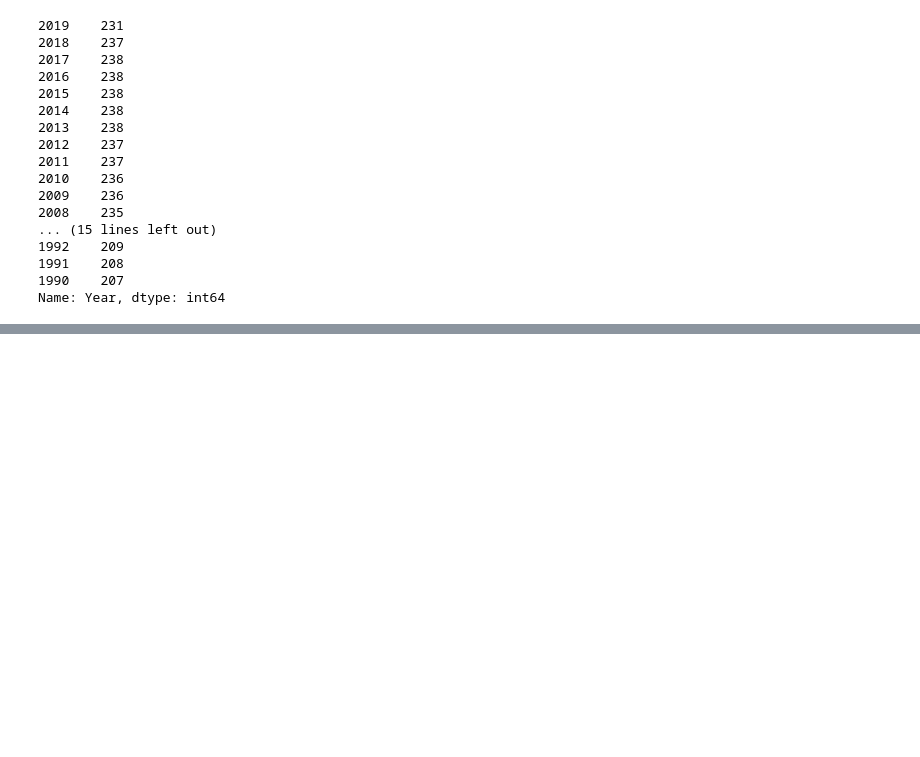
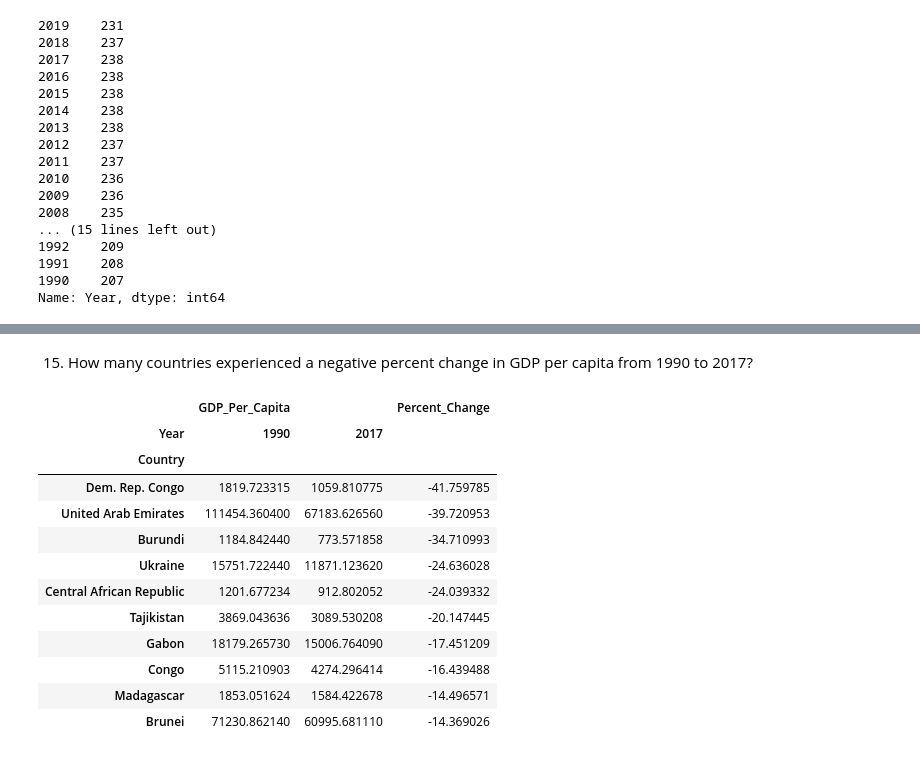
Before and after one commit to nss-data-science-cohort-6/un_data_question-smitamisra, a Jupyter notebook: notebooks/UN_Data_Exploration.ipynb, the cells around one changed output, grey strips where cells are left out. Saved outputs shown, nothing was run; the diff lists cells and outputs as text; code cells hidden in the pictures; blank space fills up the shorter version.

```diff
--- a/notebooks/UN_Data_Exploration.ipynb
+++ b/notebooks/UN_Data_Exploration.ipynb
@@ -406,0 +413,4 @@ gdp_2014.sort_values('GDP_Per_Capita', ascending=False).head(5)
+# %%
+gdp_1990_2017= gdp_df_for_analysis.loc[gdp_df_for_analysis['Year'] .isin ([1990, 2017])]
+gdp_1990_2017.shape
+gdp_1990_2017.head()
@@ -406,0 +424,5 @@ gdp_2014.sort_values('GDP_Per_Capita', ascending=False).head(5)
+# %%
+gdp_pivoted = gdp_1990_2017.pivot_table(values=['GDP_Per_Capita'], index=['Country'],
+                    columns=['Year']).dropna()
+
+#Create the gdp_pivoted df from the .loc df with 1990 and 2017 year and using the .dropna() method to delete the NaN row.
@@ -406,0 +479,3 @@ gdp_2014.sort_values('GDP_Per_Capita', ascending=False).head(5)
+# %%
+gdp_pivoted['Percent_Change'] = 100 *(gdp_pivoted[('GDP_Per_Capita', 2017)] - gdp_pivoted[('GDP_Per_Capita', 1990)])/ gdp_pivoted[('GDP_Per_Capita', 1990)]
+gdp_pivoted.head()
@@ -406,0 +491,18 @@ gdp_2014.sort_values('GDP_Per_Capita', ascending=False).head(5)
+# %% [markdown]
+15. How many countries experienced a negative percent change in GDP per capita from 1990 to 2017?
+# %%
+gdp_pivoted.sort_values("Percent_Change").head(10)
+# %% [output]
+|  | GDP_Per_Capita |  | Percent_Change |
+| Year | 1990 | 2017 |  |
+| Country |  |  |  |
+| Dem. Rep. Congo | 1819.723315 | 1059.810775 | -41.759785 |
+| United Arab Emirates | 111454.360400 | 67183.626560 | -39.720953 |
+| Burundi | 1184.842440 | 773.571858 | -34.710993 |
+| Ukraine | 15751.722440 | 11871.123620 | -24.636028 |
+| Central African Republic | 1201.677234 | 912.802052 | -24.039332 |
+| Tajikistan | 3869.043636 | 3089.530208 | -20.147445 |
+| Gabon | 18179.265730 | 15006.764090 | -17.451209 |
+| Congo | 5115.210903 | 4274.296414 | -16.439488 |
+| Madagascar | 1853.051624 | 1584.422678 | -14.496571 |
+| Brunei | 71230.862140 | 60995.681110 | -14.369026 |
```
Also changed, not shown: parts of 58 cells of this notebook.
